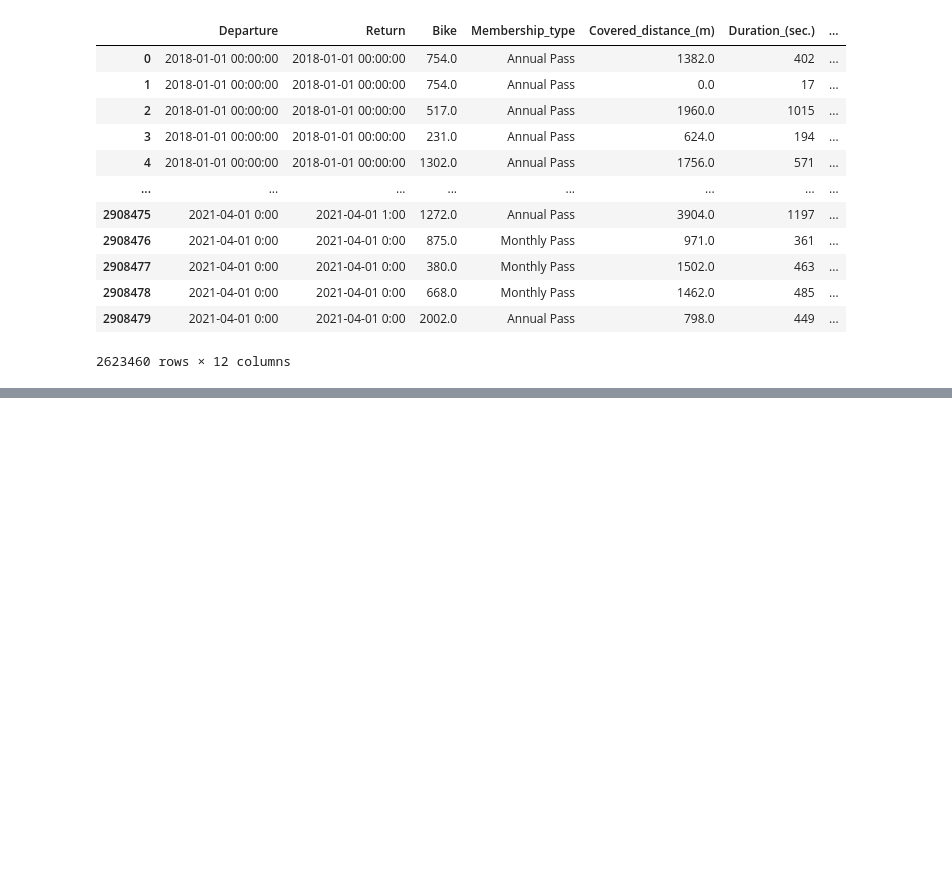
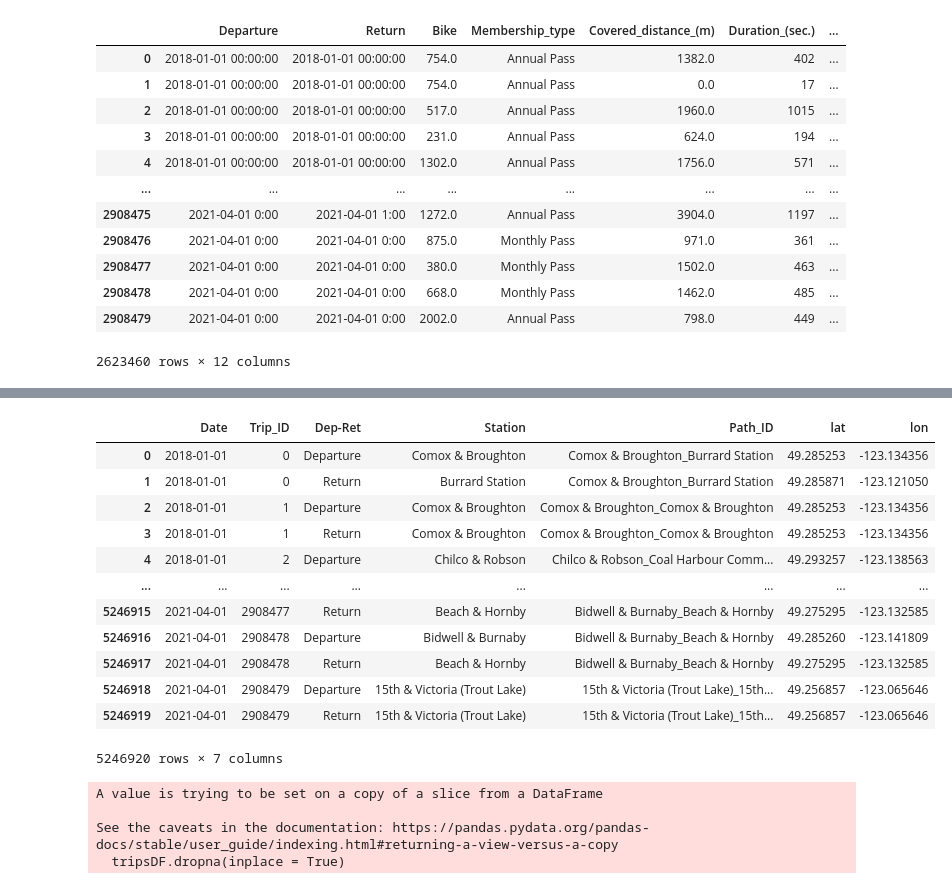
Before and after one commit to JordanFortney/mobiBikeAnalysisCoV, a Jupyter notebook: mobiBikeAnalysis.ipynb, the cells around one changed output, grey strips where cells are left out. Drawn from its saved outputs; the diff is of its cells as text; code cells hidden in the pictures; blank space fills up the shorter version.

```diff
--- a/mobiBikeAnalysis.ipynb
+++ b/mobiBikeAnalysis.ipynb
@@ -309,0 +392,24 @@ mobiDF.to_csv('mobiSystemDataMaster.csv', index = False)
+# %%
+tripsDF = tripsDF[['Date', 'Trip_ID', 'Dep-Ret', 'Station', 'Path_ID', 'lat', 'lon']]
+tripsDF
+# %% [output]
+|  | Date | Trip_ID | Dep-Ret | Station | Path_ID | lat | lon |
+| 0 | 2018-01-01 | 0 | Departure | Comox & Broughton | Comox & Broughton_Burrard Station | 49.285253 | -123.134356 |
+| 1 | 2018-01-01 | 0 | Return | Burrard Station | Comox & Broughton_Burrard Station | 49.285871 | -123.121050 |
+| 2 | 2018-01-01 | 1 | Departure | Comox & Broughton | Comox & Broughton_Comox & Broughton | 49.285253 | -123.134356 |
+| 3 | 2018-01-01 | 1 | Return | Comox & Broughton | Comox & Broughton_Comox & Broughton | 49.285253 | -123.134356 |
+| 4 | 2018-01-01 | 2 | Departure | Chilco & Robson | Chilco & Robson_Coal Harbour Comm... | 49.293257 | -123.138563 |
+| ... | ... | ... | ... | ... | ... | ... | ... |
+| 5246915 | 2021-04-01 | 2908477 | Return | Beach & Hornby | Bidwell & Burnaby_Beach & Hornby | 49.275295 | -123.132585 |
+| 5246916 | 2021-04-01 | 2908478 | Departure | Bidwell & Burnaby | Bidwell & Burnaby_Beach & Hornby | 49.285260 | -123.141809 |
+| 5246917 | 2021-04-01 | 2908478 | Return | Beach & Hornby | Bidwell & Burnaby_Beach & Hornby | 49.275295 | -123.132585 |
+| 5246918 | 2021-04-01 | 2908479 | Departure | 15th & Victoria (Trout Lake) | 15th & Victoria (Trout Lake)_15th... | 49.256857 | -123.065646 |
+| 5246919 | 2021-04-01 | 2908479 | Return | 15th & Victoria (Trout Lake) | 15th & Victoria (Trout Lake)_15th... | 49.256857 | -123.065646 |
+5246920 rows × 7 columns
+# %%
+tripsDF.dropna(inplace = True)
+# %% [output]
+A value is trying to be set on a copy of a slice from a DataFrame
+
+See the caveats in the documentation: https://pandas.pydata.org/pandas-docs/stable/user_guide/indexing.html#returning-a-view-versus-a-copy
+  tripsDF.dropna(inplace = True)
```
Also changed, not shown: parts of 8 cells of this notebook.
